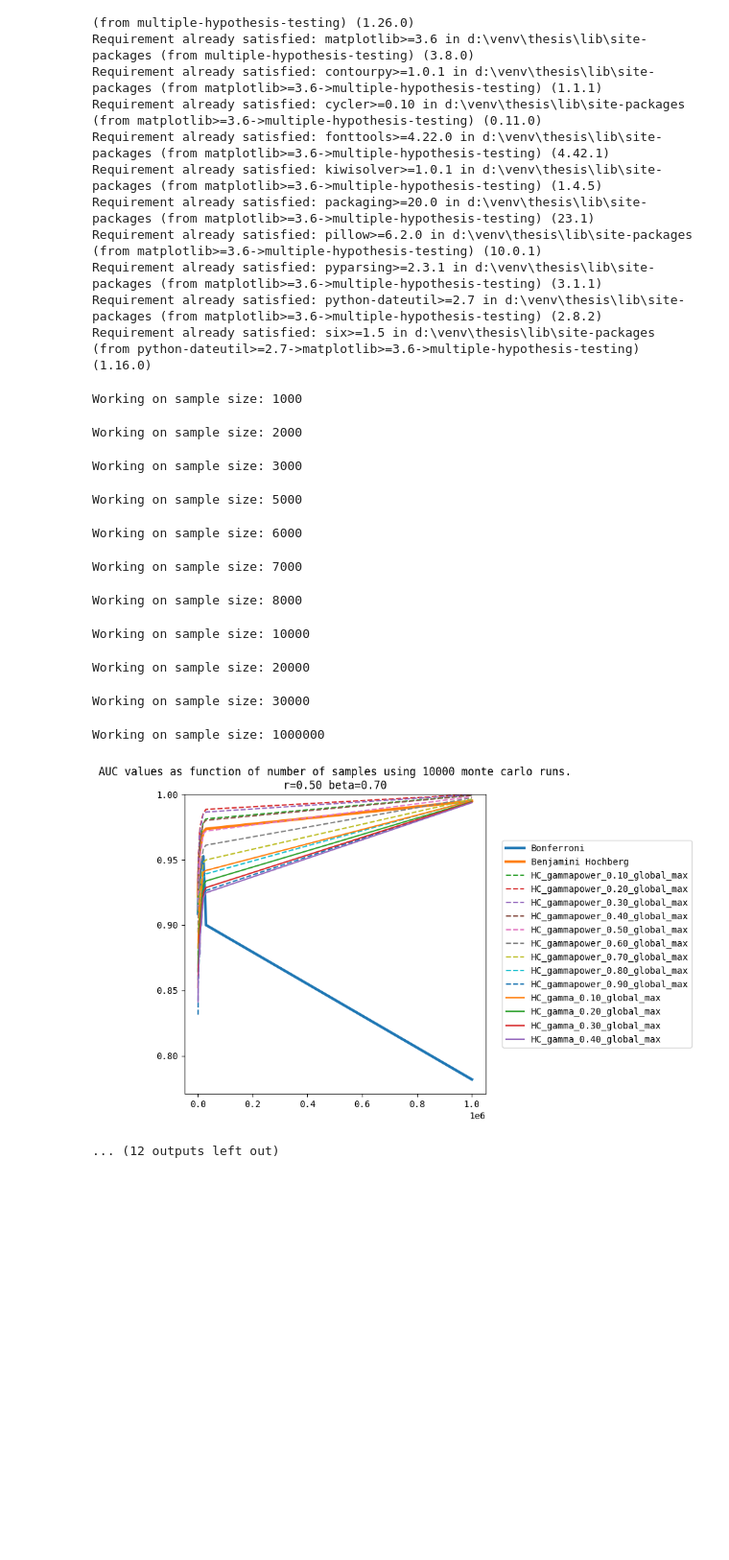
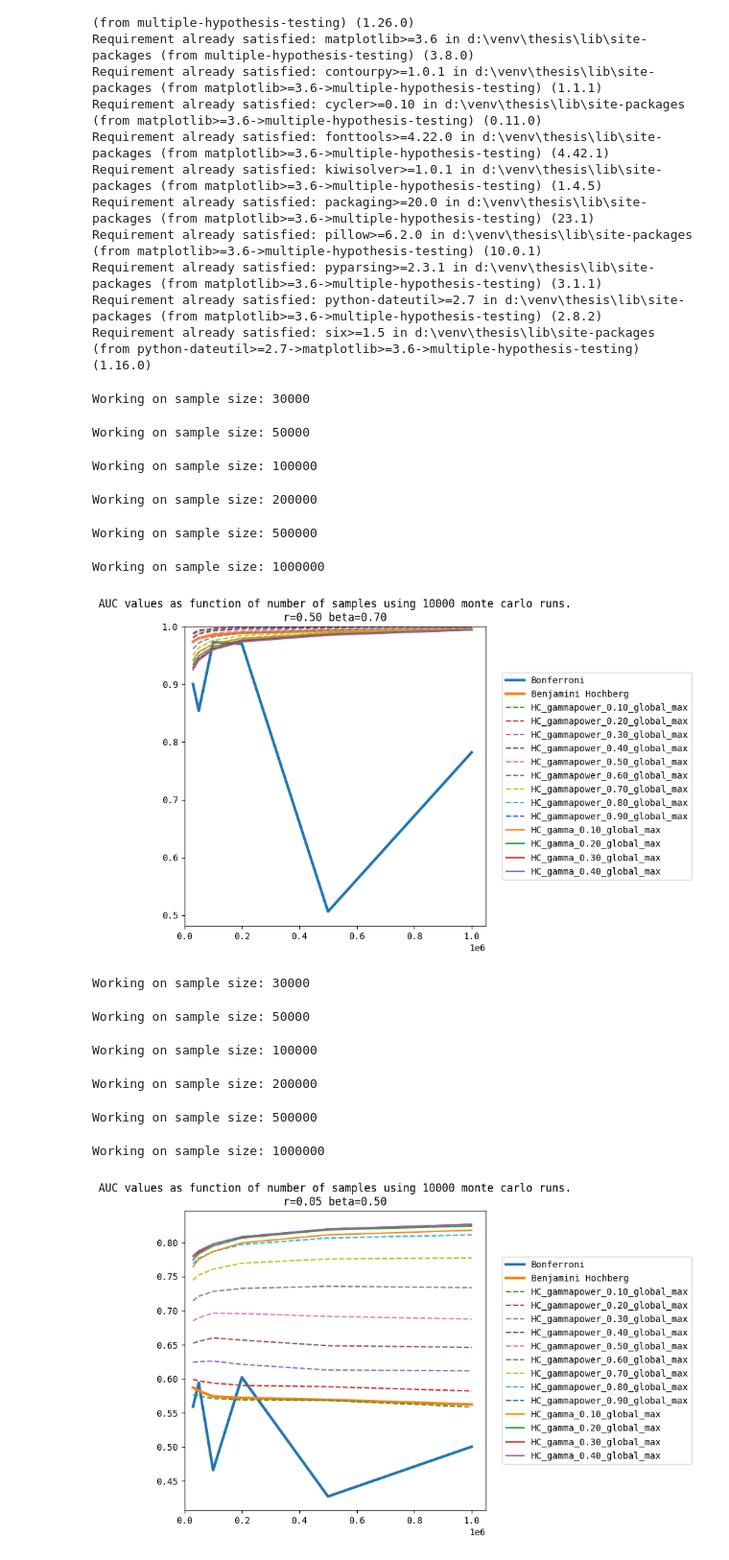
Before and after one commit to drormeir/Thesis, a Jupyter notebook: HC_Null_Hypothesis_Asymptotic_1M.ipynb, the cells around one changed output. Shown at 96% size. Drawn from its saved outputs; the diff is of its cells as text; code cells hidden in the pictures; blank space fills up the shorter version.

```diff
--- a/HC_Null_Hypothesis_Asymptotic_1M.ipynb
+++ b/HC_Null_Hypothesis_Asymptotic_1M.ipynb
@@ -34,23 +33,24 @@ plt.rcParams['font.family'] = 'monospace'
 # %%
 
-N_range = [1000, 2000, 3000, 5000, 6000, 7000, 8000, 10000, 20000, 30000, 1000000]
+N_range = [30000, 50000, 100000, 200000, 500000, 1000000]
 hc_models = [Higher_Criticism(work_mode='bonferroni'), Higher_Criticism(work_mode='bh')]
 hc_models += [Higher_Criticism(work_mode='hc', global_max=True, gamma=-gamma_power) for gamma_power in np.linspace(0.1,0.9,9)]
 hc_models += [Higher_Criticism(work_mode='hc', global_max=True, gamma=gamma) for gamma in np.linspace(0.1,0.4,4)]
 
 asymptotic_analysis(N_range=N_range, beta_range=[0.7], r_range=[0.5], hc_models=hc_models, monte_carlo=10000)
 asymptotic_analysis(N_range=N_range, beta_range=[0.5], r_range=[0.05], hc_models=hc_models, monte_carlo=10000)
 # %% [output]
-Working on sample size: 1000
+Working on sample size: 30000
-Working on sample size: 2000
+Working on sample size: 50000
-Working on sample size: 3000
+Working on sample size: 100000
-Working on sample size: 5000
+Working on sample size: 200000
-Working on sample size: 6000
+Working on sample size: 500000
-Working on sample size: 7000
+Working on sample size: 1000000
+[figure, new version]
-Working on sample size: 8000
+Working on sample size: 30000
-Working on sample size: 10000
+Working on sample size: 50000
-Working on sample size: 20000
+Working on sample size: 100000
-Working on sample size: 30000
+Working on sample size: 200000
-Working on sample size: 1000000
+Working on sample size: 500000
-[figure, old version]
-... (12 outputs left out)
+Working on sample size: 1000000
+[figure, added]
```
Also changed, not shown: parts of 2 cells of this notebook, 3 other files.
